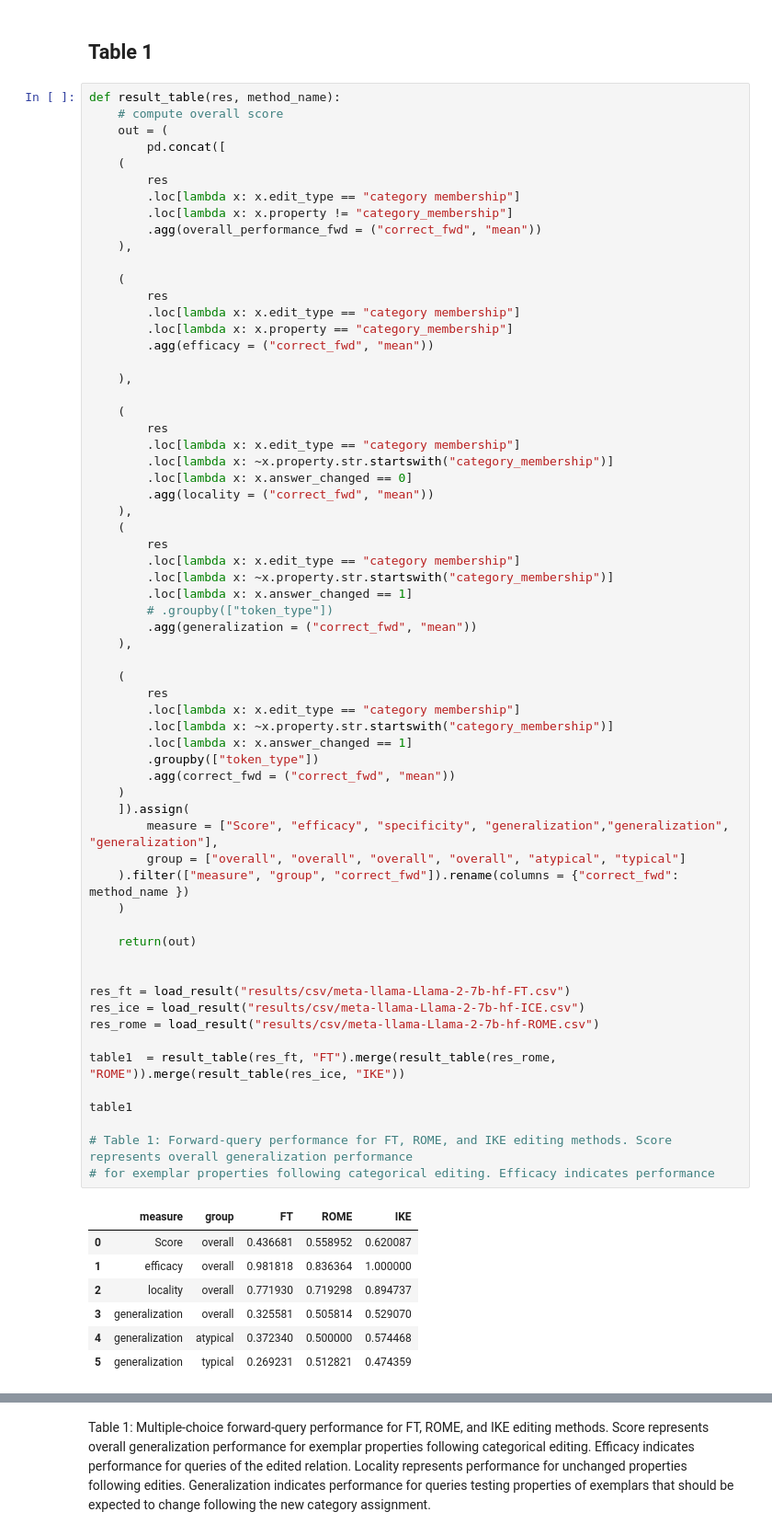
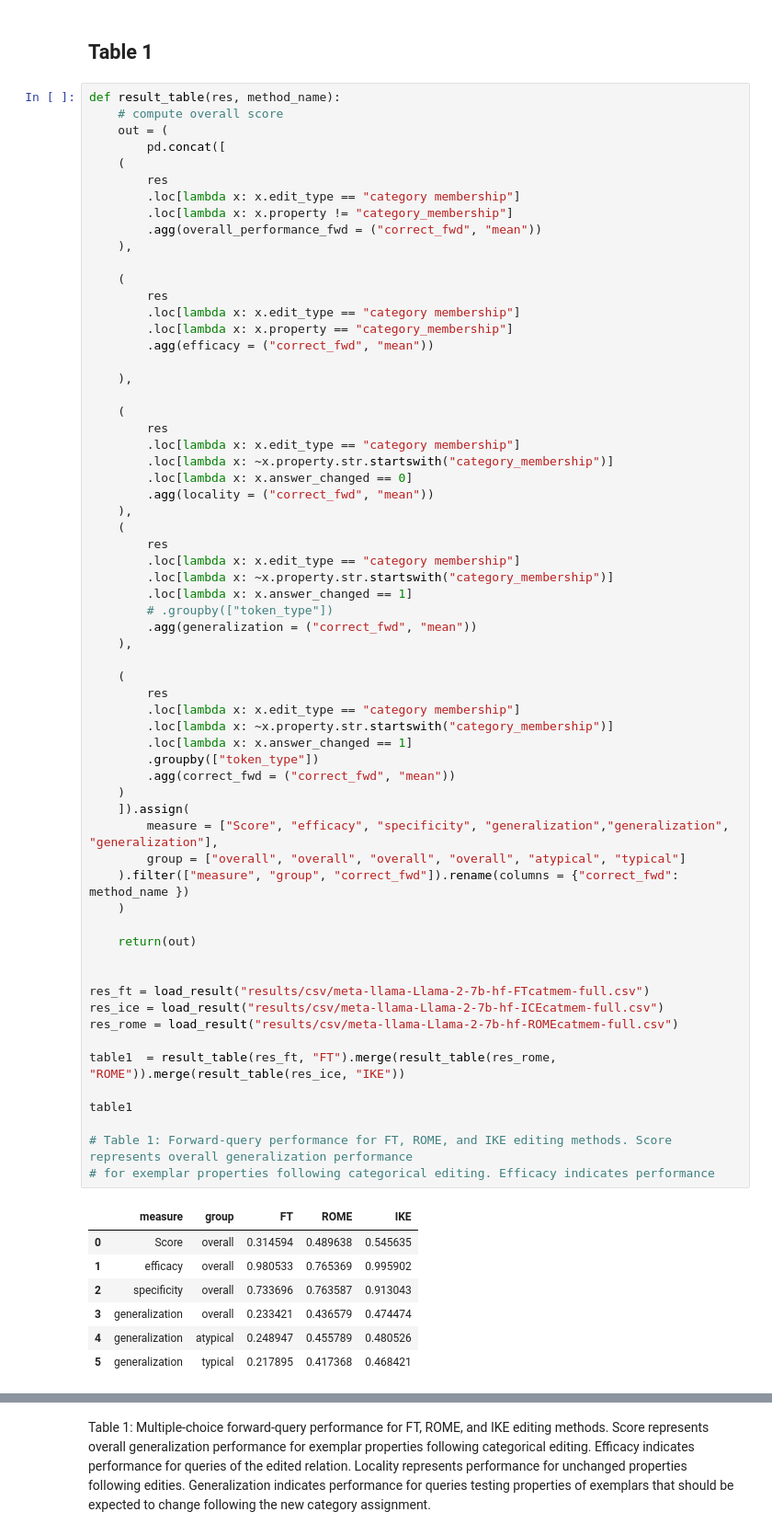
Before and after one commit to derekpowell/EasyEdit, a Jupyter notebook: analysis.ipynb, the cells around one changed output, grey strips where cells are left out. Shown at 92% size. Drawn from its saved outputs; the diff is of its cells as text.

```diff
--- a/analysis.ipynb
+++ b/analysis.ipynb
@@ -147,39 +70,39 @@ def result_table(res, method_name):
         # .groupby(["token_type"])
         .agg(generalization = ("correct_fwd", "mean"))
     ),
 
     (
         res
         .loc[lambda x: x.edit_type == "category membership"]
         .loc[lambda x: ~x.property.str.startswith("category_membership")]
         .loc[lambda x: x.answer_changed == 1]
         .groupby(["token_type"])
         .agg(correct_fwd = ("correct_fwd", "mean"))
     )
     ]).assign(
         measure = ["Score", "efficacy", "specificity", "generalization","generalization", "generalization"],
         group = ["overall", "overall", "overall", "overall", "atypical", "typical"]
     ).filter(["measure", "group", "correct_fwd"]).rename(columns = {"correct_fwd": method_name })
     )
 
     return(out)
 
 
-res_ft = load_result("results/csv/meta-llama-Llama-2-7b-hf-FT.csv")
-res_ice = load_result("results/csv/meta-llama-Llama-2-7b-hf-ICE.csv")
-res_rome = load_result("results/csv/meta-llama-Llama-2-7b-hf-ROME.csv")
+res_ft = load_result("results/csv/meta-llama-Llama-2-7b-hf-FTcatmem-full.csv")
+res_ice = load_result("results/csv/meta-llama-Llama-2-7b-hf-ICEcatmem-full.csv")
+res_rome = load_result("results/csv/meta-llama-Llama-2-7b-hf-ROMEcatmem-full.csv")
 
 table1  = result_table(res_ft, "FT").merge(result_table(res_rome, "ROME")).merge(result_table(res_ice, "IKE"))
 
 table1
 
 # Table 1: Forward-query performance for FT, ROME, and IKE editing methods. Score represents overall generalization performance
 # for exemplar properties following categorical editing. Efficacy indicates performance
 # %% [output]
 |  | measure | group | FT | ROME | IKE |
-| 0 | Score | overall | 0.436681 | 0.558952 | 0.620087 |
-| 1 | efficacy | overall | 0.981818 | 0.836364 | 1.000000 |
-| 2 | locality | overall | 0.771930 | 0.719298 | 0.894737 |
-| 3 | generalization | overall | 0.325581 | 0.505814 | 0.529070 |
-| 4 | generalization | atypical | 0.372340 | 0.500000 | 0.574468 |
-| 5 | generalization | typical | 0.269231 | 0.512821 | 0.474359 |
+| 0 | Score | overall | 0.314594 | 0.489638 | 0.545635 |
+| 1 | efficacy | overall | 0.980533 | 0.765369 | 0.995902 |
+| 2 | specificity | overall | 0.733696 | 0.763587 | 0.913043 |
+| 3 | generalization | overall | 0.233421 | 0.436579 | 0.474474 |
+| 4 | generalization | atypical | 0.248947 | 0.455789 | 0.480526 |
+| 5 | generalization | typical | 0.217895 | 0.417368 | 0.468421 |
```
Also changed, not shown: parts of 11 cells of this notebook, 1 other file.
